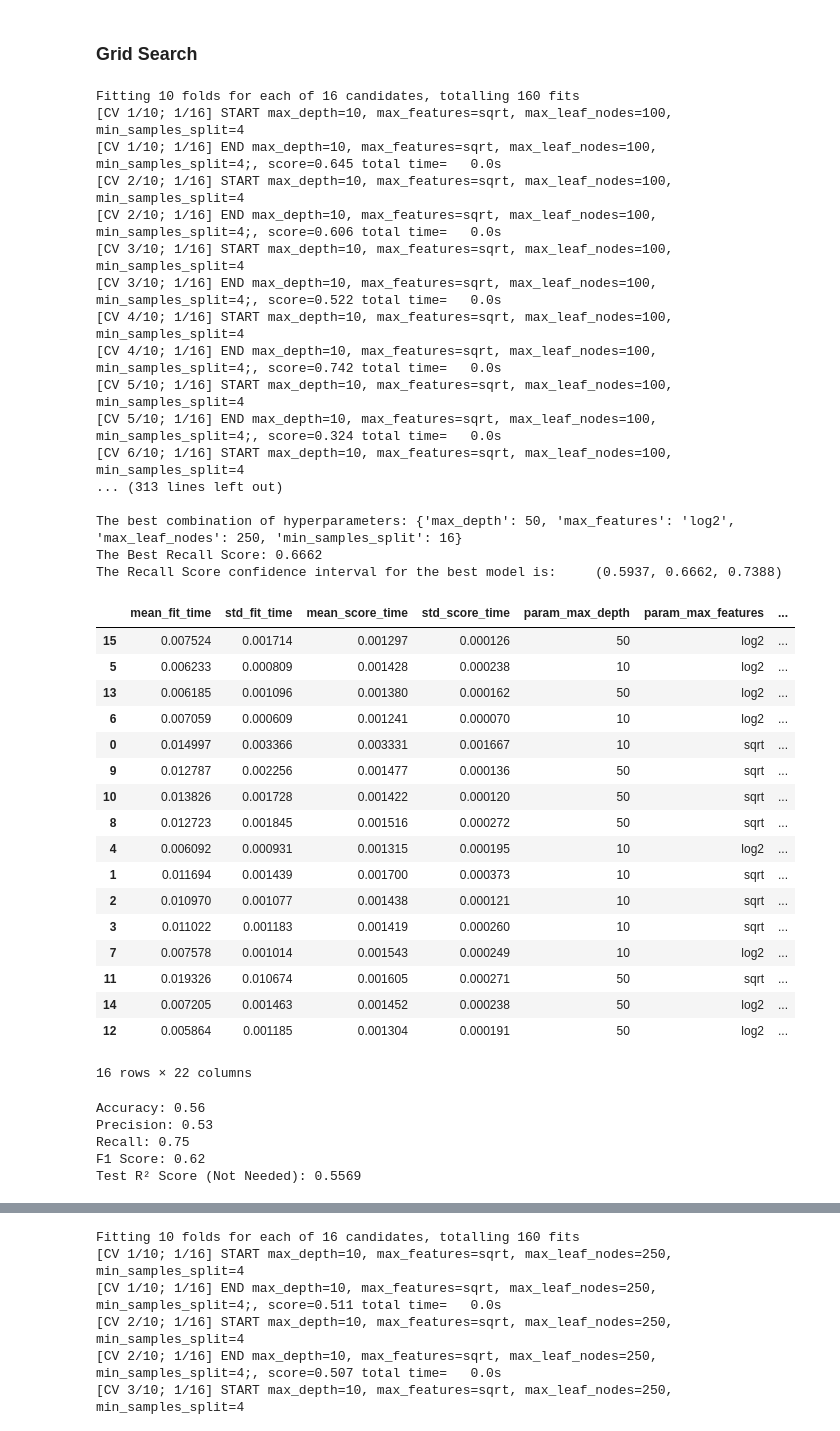
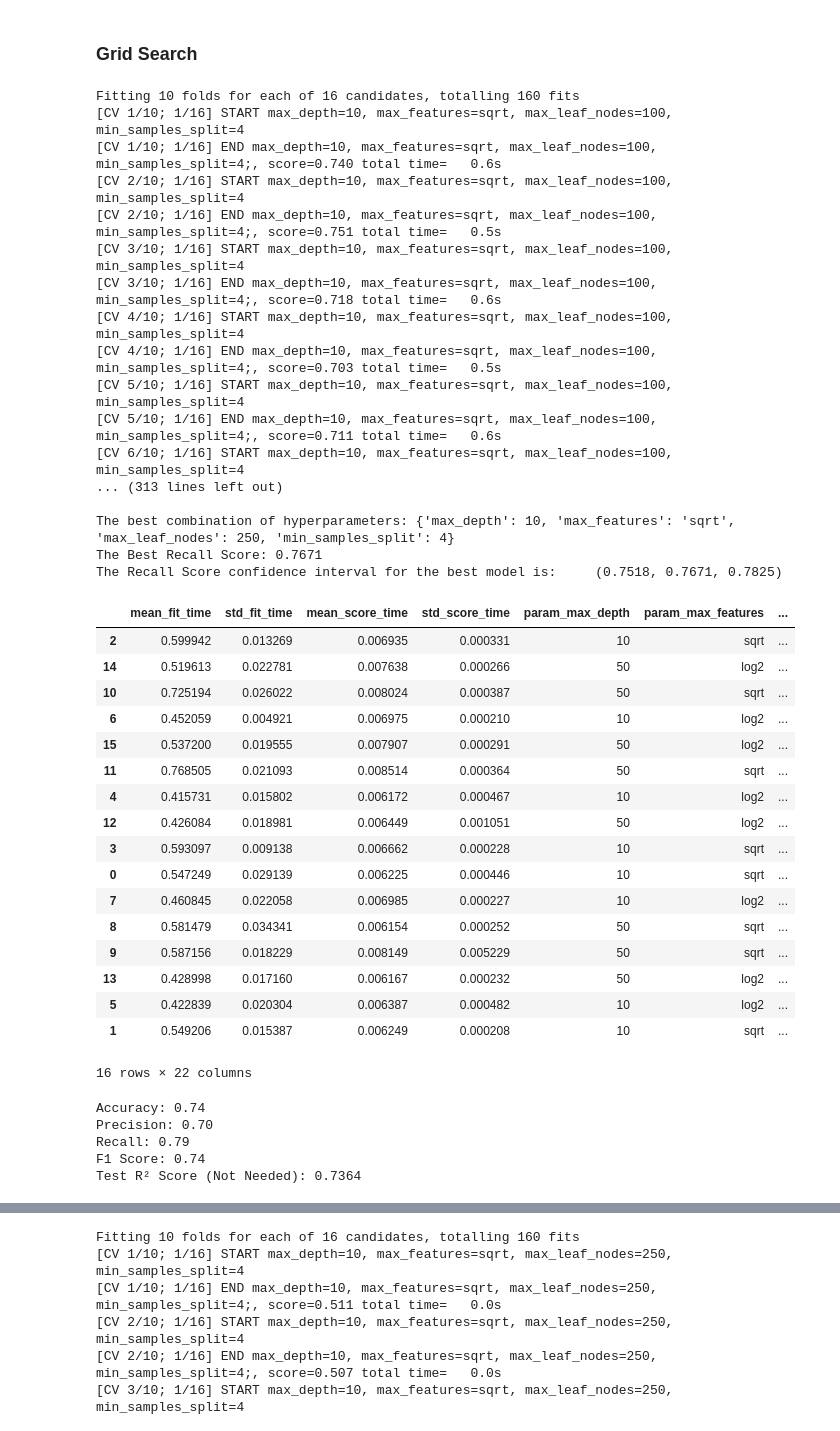
Before and after one commit to ricgolding/project_3-heart_attacks_ML, a Jupyter notebook: notebooks/Project_3_Heart_Attack.ipynb, the cells around one changed output, grey strips where cells are left out. Cells and saved outputs as stored; diff of their text form; code cells hidden in the pictures.

```diff
--- a/notebooks/Project_3_Heart_Attack.ipynb
+++ b/notebooks/Project_3_Heart_Attack.ipynb
@@ -545,7 +545,7 @@ parameter_grid = {
 }
 
 # Create Decision Tree model instance
-dt = DecisionTreeClassifier(random_state=123)
+dt = forest_over
 
 # Define confidence level and cross-validation folds
 confidence_level = 0.95
@@ -580,63 +580,63 @@ gs_upper_bound_over = gs_mean_score_over + (gs_tc_over * gs_sem_over)
 
 print(f"The Recall Score confidence interval for the best model is: \
     ({gs_lower_bound_over:.4f}, {gs_mean_score_over:.4f}, {gs_upper_bound_over:.4f})")
 
 display(results_gs_df_over)
 
 # Store the best model
 best_model_over = gs_over.best_estimator_
 
 # Evaluate the model on test set
 y_pred_test_over = best_model_over.predict(X_test_over)
 
 print("\n")
 print(f"Accuracy: {accuracy_score(y_test_over, y_pred_test_over):.2f}")
 print(f"Precision: {precision_score(y_test_over, y_pred_test_over):.2f}")
 print(f"Recall: {recall_score(y_test_over, y_pred_test_over):.2f}")
 print(f"F1 Score: {f1_score(y_test_over, y_pred_test_over):.2f}")
 print(f"Test R² Score (Not Needed): {best_model_over.score(X_test_over, y_test_over):.4f}")  # Consider removing this
 print("\n")
 # %% [output]
 Fitting 10 folds for each of 16 candidates, totalling 160 fits
 [CV 1/10; 1/16] START max_depth=10, max_features=sqrt, max_leaf_nodes=100, min_samples_split=4
-[CV 1/10; 1/16] END max_depth=10, max_features=sqrt, max_leaf_nodes=100, min_samples_split=4;, score=0.645 total time=   0.0s
+[CV 1/10; 1/16] END max_depth=10, max_features=sqrt, max_leaf_nodes=100, min_samples_split=4;, score=0.740 total time=   0.6s
 [CV 2/10; 1/16] START max_depth=10, max_features=sqrt, max_leaf_nodes=100, min_samples_split=4
-[CV 2/10; 1/16] END max_depth=10, max_features=sqrt, max_leaf_nodes=100, min_samples_split=4;, score=0.606 total time=   0.0s
+[CV 2/10; 1/16] END max_depth=10, max_features=sqrt, max_leaf_nodes=100, min_samples_split=4;, score=0.751 total time=   0.5s
 [CV 3/10; 1/16] START max_depth=10, max_features=sqrt, max_leaf_nodes=100, min_samples_split=4
-[CV 3/10; 1/16] END max_depth=10, max_features=sqrt, max_leaf_nodes=100, min_samples_split=4;, score=0.522 total time=   0.0s
+[CV 3/10; 1/16] END max_depth=10, max_features=sqrt, max_leaf_nodes=100, min_samples_split=4;, score=0.718 total time=   0.6s
 [CV 4/10; 1/16] START max_depth=10, max_features=sqrt, max_leaf_nodes=100, min_samples_split=4
-[CV 4/10; 1/16] END max_depth=10, max_features=sqrt, max_leaf_nodes=100, min_samples_split=4;, score=0.742 total time=   0.0s
+[CV 4/10; 1/16] END max_depth=10, max_features=sqrt, max_leaf_nodes=100, min_samples_split=4;, score=0.703 total time=   0.5s
 [CV 5/10; 1/16] START max_depth=10, max_features=sqrt, max_leaf_nodes=100, min_samples_split=4
-[CV 5/10; 1/16] END max_depth=10, max_features=sqrt, max_leaf_nodes=100, min_samples_split=4;, score=0.324 total time=   0.0s
+[CV 5/10; 1/16] END max_depth=10, max_features=sqrt, max_leaf_nodes=100, min_samples_split=4;, score=0.711 total time=   0.6s
 [CV 6/10; 1/16] START max_depth=10, max_features=sqrt, max_leaf_nodes=100, min_samples_split=4
 ... (313 lines left out)
 
-The best combination of hyperparameters: {'max_depth': 50, 'max_features': 'log2', 'max_leaf_nodes': 250, 'min_samples_split': 16}
-The Best Recall Score: 0.6662
-The Recall Score confidence interval for the best model is:     (0.5937, 0.6662, 0.7388)
+The best combination of hyperparameters: {'max_depth': 10, 'max_features': 'sqrt', 'max_leaf_nodes': 250, 'min_samples_split': 4}
+The Best Recall Score: 0.7671
+The Recall Score confidence interval for the best model is:     (0.7518, 0.7671, 0.7825)
 |  | mean_fit_time | std_fit_time | mean_score_time | std_score_time | param_max_depth | param_max_features | ... |
-| 15 | 0.007524 | 0.001714 | 0.001297 | 0.000126 | 50 | log2 | ... |
-| 5 | 0.006233 | 0.000809 | 0.001428 | 0.000238 | 10 | log2 | ... |
-| 13 | 0.006185 | 0.001096 | 0.001380 | 0.000162 | 50 | log2 | ... |
-| 6 | 0.007059 | 0.000609 | 0.001241 | 0.000070 | 10 | log2 | ... |
-| 0 | 0.014997 | 0.003366 | 0.003331 | 0.001667 | 10 | sqrt | ... |
-| 9 | 0.012787 | 0.002256 | 0.001477 | 0.000136 | 50 | sqrt | ... |
-| 10 | 0.013826 | 0.001728 | 0.001422 | 0.000120 | 50 | sqrt | ... |
-| 8 | 0.012723 | 0.001845 | 0.001516 | 0.000272 | 50 | sqrt | ... |
-| 4 | 0.006092 | 0.000931 | 0.001315 | 0.000195 | 10 | log2 | ... |
-| 1 | 0.011694 | 0.001439 | 0.001700 | 0.000373 | 10 | sqrt | ... |
-| 2 | 0.010970 | 0.001077 | 0.001438 | 0.000121 | 10 | sqrt | ... |
-| 3 | 0.011022 | 0.001183 | 0.001419 | 0.000260 | 10 | sqrt | ... |
-| 7 | 0.007578 | 0.001014 | 0.001543 | 0.000249 | 10 | log2 | ... |
-| 11 | 0.019326 | 0.010674 | 0.001605 | 0.000271 | 50 | sqrt | ... |
-| 14 | 0.007205 | 0.001463 | 0.001452 | 0.000238 | 50 | log2 | ... |
-| 12 | 0.005864 | 0.001185 | 0.001304 | 0.000191 | 50 | log2 | ... |
+| 2 | 0.599942 | 0.013269 | 0.006935 | 0.000331 | 10 | sqrt | ... |
+| 14 | 0.519613 | 0.022781 | 0.007638 | 0.000266 | 50 | log2 | ... |
+| 10 | 0.725194 | 0.026022 | 0.008024 | 0.000387 | 50 | sqrt | ... |
+| 6 | 0.452059 | 0.004921 | 0.006975 | 0.000210 | 10 | log2 | ... |
+| 15 | 0.537200 | 0.019555 | 0.007907 | 0.000291 | 50 | log2 | ... |
+| 11 | 0.768505 | 0.021093 | 0.008514 | 0.000364 | 50 | sqrt | ... |
+| 4 | 0.415731 | 0.015802 | 0.006172 | 0.000467 | 10 | log2 | ... |
+| 12 | 0.426084 | 0.018981 | 0.006449 | 0.001051 | 50 | log2 | ... |
+| 3 | 0.593097 | 0.009138 | 0.006662 | 0.000228 | 10 | sqrt | ... |
+| 0 | 0.547249 | 0.029139 | 0.006225 | 0.000446 | 10 | sqrt | ... |
+| 7 | 0.460845 | 0.022058 | 0.006985 | 0.000227 | 10 | log2 | ... |
+| 8 | 0.581479 | 0.034341 | 0.006154 | 0.000252 | 50 | sqrt | ... |
+| 9 | 0.587156 | 0.018229 | 0.008149 | 0.005229 | 50 | sqrt | ... |
+| 13 | 0.428998 | 0.017160 | 0.006167 | 0.000232 | 50 | log2 | ... |
+| 5 | 0.422839 | 0.020304 | 0.006387 | 0.000482 | 10 | log2 | ... |
+| 1 | 0.549206 | 0.015387 | 0.006249 | 0.000208 | 10 | sqrt | ... |
 16 rows × 22 columns
-Accuracy: 0.56
-Precision: 0.53
-Recall: 0.75
-F1 Score: 0.62
-Test R² Score (Not Needed): 0.5569
+Accuracy: 0.74
+Precision: 0.70
+Recall: 0.79
+F1 Score: 0.74
+Test R² Score (Not Needed): 0.7364
 # %%
 import seaborn as sns
 import matplotlib.pyplot as plt
```
Also changed, not shown: parts of 7 cells of this notebook.
